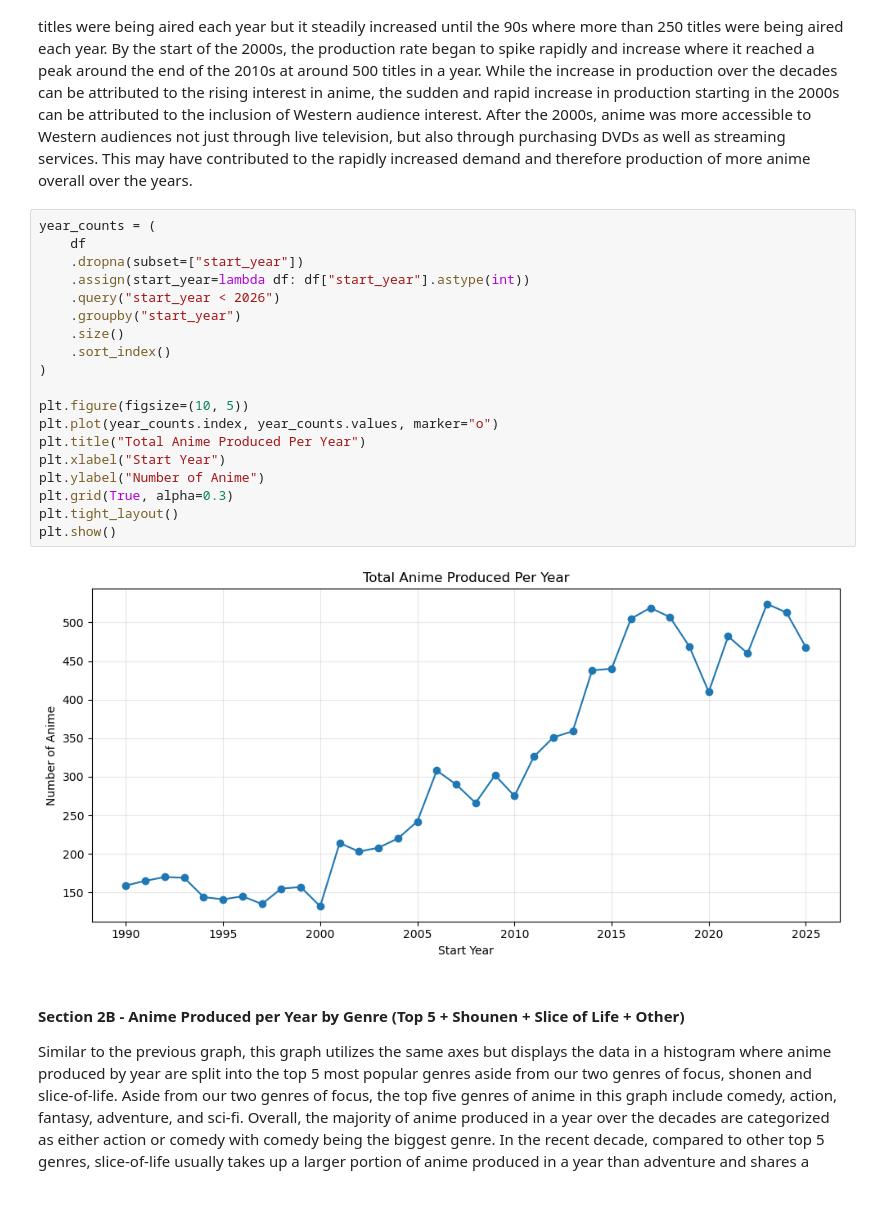
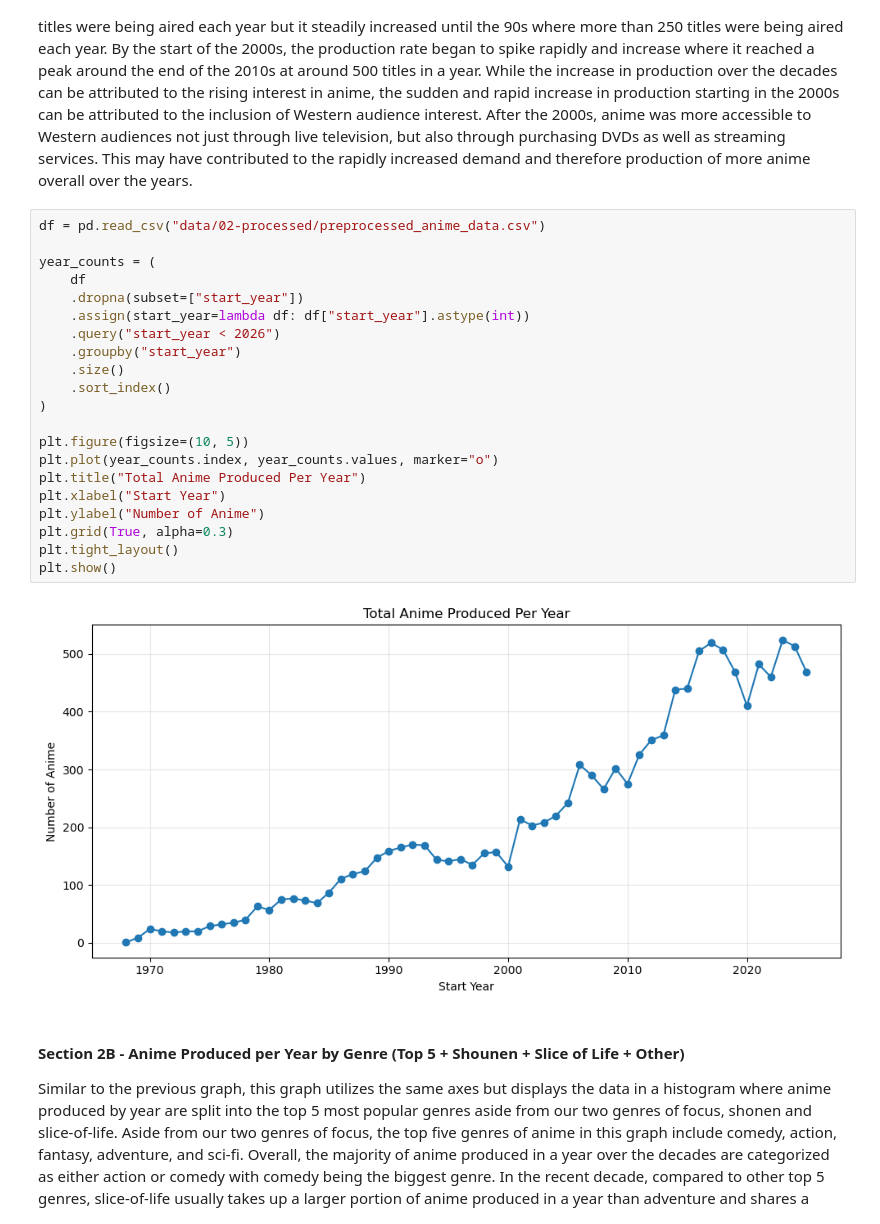
Before and after one commit to COGS108/Group089_WI26, a Jupyter notebook: 03-FinalProject.ipynb, the cells around one changed output. Saved outputs shown, nothing was run; the diff lists cells and outputs as text; blank space fills up the shorter version.

```diff
--- a/03-FinalProject.ipynb
+++ b/03-FinalProject.ipynb
@@ -193,26 +193,28 @@ From the trends seen in the graphs reflecting production and market share of sho
 
 In this dataset, the start years, which is the year a title is first aired is shown on the x-axis while the number of anime, which describe the total number of titles, is shown on the y-axis. Together, this graph describes the total number of titles being aired per year from a little before 1970 to after 2020. Starting from the 70s, only less than 50 titles were being aired each year but it steadily increased until the 90s where more than 250 titles were being aired each year. By the start of the 2000s, the production rate began to spike rapidly and increase where it reached a peak around the end of the 2010s at around 500 titles in a year. While the increase in production over the decades can be attributed to the rising interest in anime, the sudden and rapid increase in production starting in the 2000s can be attributed to the inclusion of Western audience interest. After the 2000s, anime was more accessible to Western audiences not just through live television, but also through purchasing DVDs as well as streaming services. This may have contributed to the rapidly increased demand and therefore production of more anime overall over the years.
 # %%
+df = pd.read_csv("data/02-processed/preprocessed_anime_data.csv")
+
 year_counts = (
     df
     .dropna(subset=["start_year"])
     .assign(start_year=lambda df: df["start_year"].astype(int))
     .query("start_year < 2026")
     .groupby("start_year")
     .size()
     .sort_index()
 )
 
 plt.figure(figsize=(10, 5))
 plt.plot(year_counts.index, year_counts.values, marker="o")
 plt.title("Total Anime Produced Per Year")
 plt.xlabel("Start Year")
 plt.ylabel("Number of Anime")
 plt.grid(True, alpha=0.3)
 plt.tight_layout()
 plt.show()
 # %% [output]
-[figure, old version]
+[figure, new version]
 # %% [markdown]
 #### Section 2B - Anime Produced per Year by Genre (Top 5 + Shounen + Slice of Life + Other)
 
```
Also changed, not shown: parts of 9 cells of this notebook.
